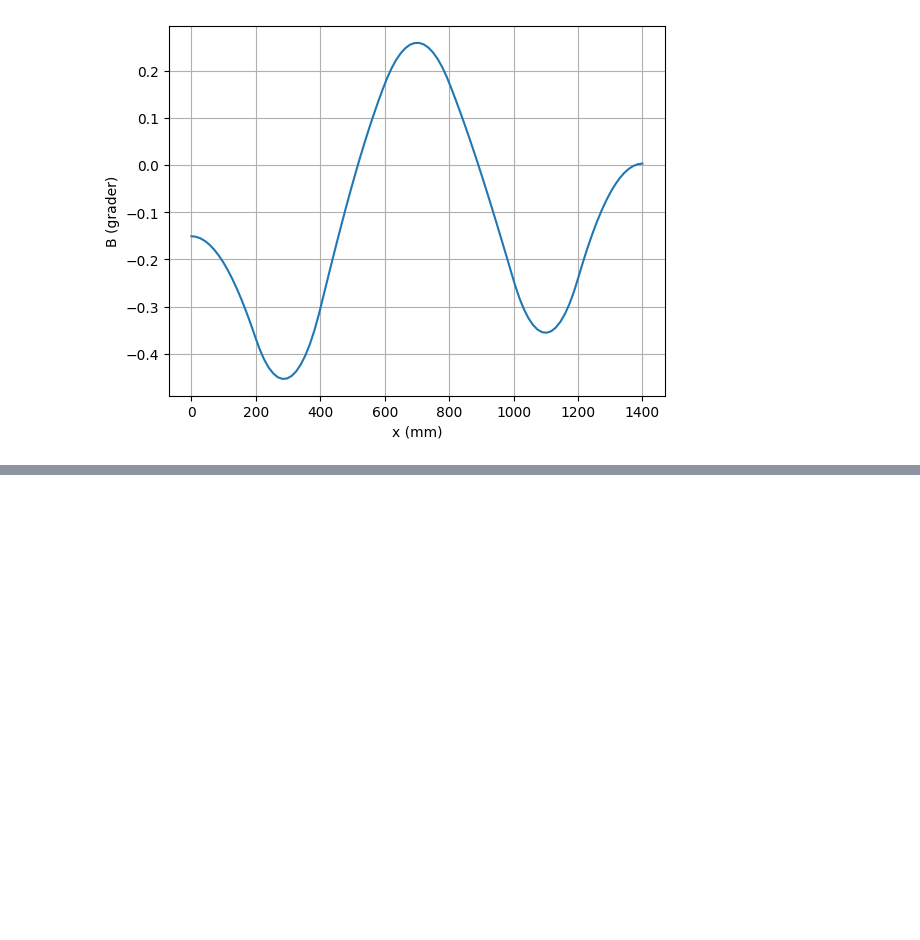
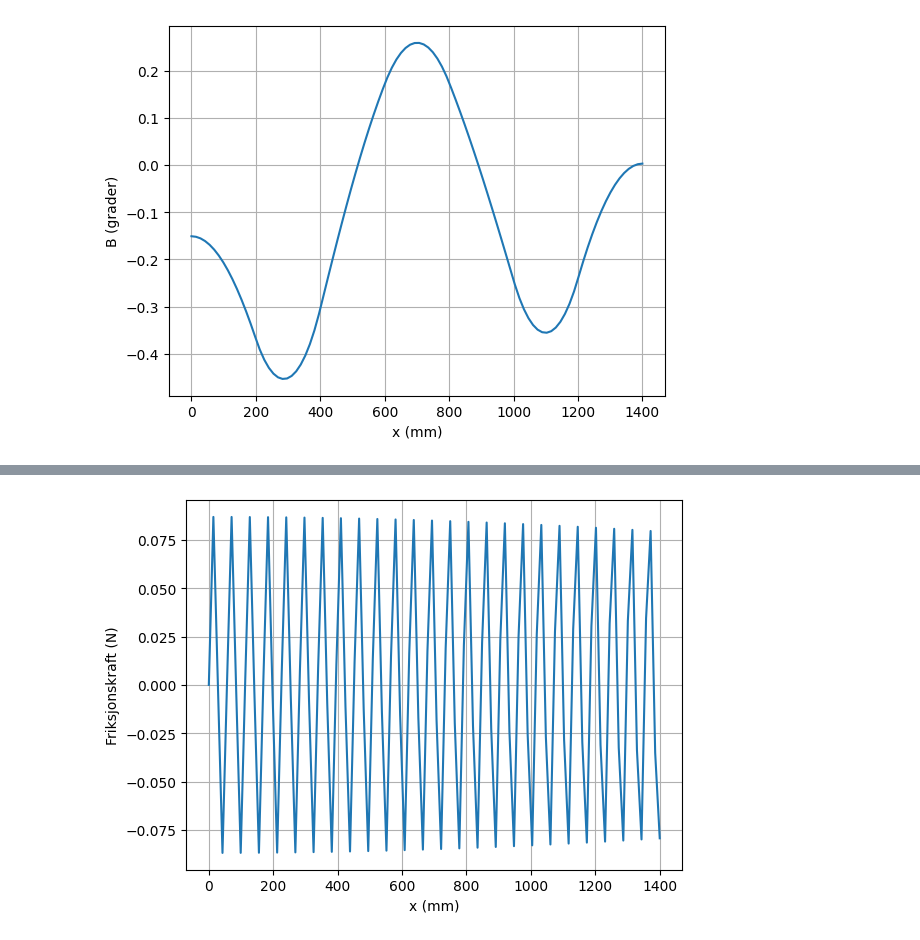
Before and after one commit to maranshan/fysikklabH23G111, a Jupyter notebook: baneform_V23.ipynb, the cells around one changed output, grey strips where cells are left out. Saved outputs shown, nothing was run; the diff lists cells and outputs as text; code cells hidden in the pictures; blank space fills up the shorter version.

```diff
--- a/baneform_V23.ipynb
+++ b/baneform_V23.ipynb
@@ -185,0 +230,15 @@ plt.show()
+# %%
+#7. Friksjonskraft F(x)
+
+def F(x):
+    F = (c/(1+c)) *m*g*np.sin(x)
+    return F
+
+ls = np.linspace(0, 1400, 100)
+plt.plot(ls, [F(x) for x in ls])
+plt.xlabel('x (mm)')
+plt.ylabel('Friksjonskraft (N)')
+plt.grid(True)
+plt.show()
+# %% [output]
+[figure, added]
```
Also changed, not shown: parts of 10 cells of this notebook.
